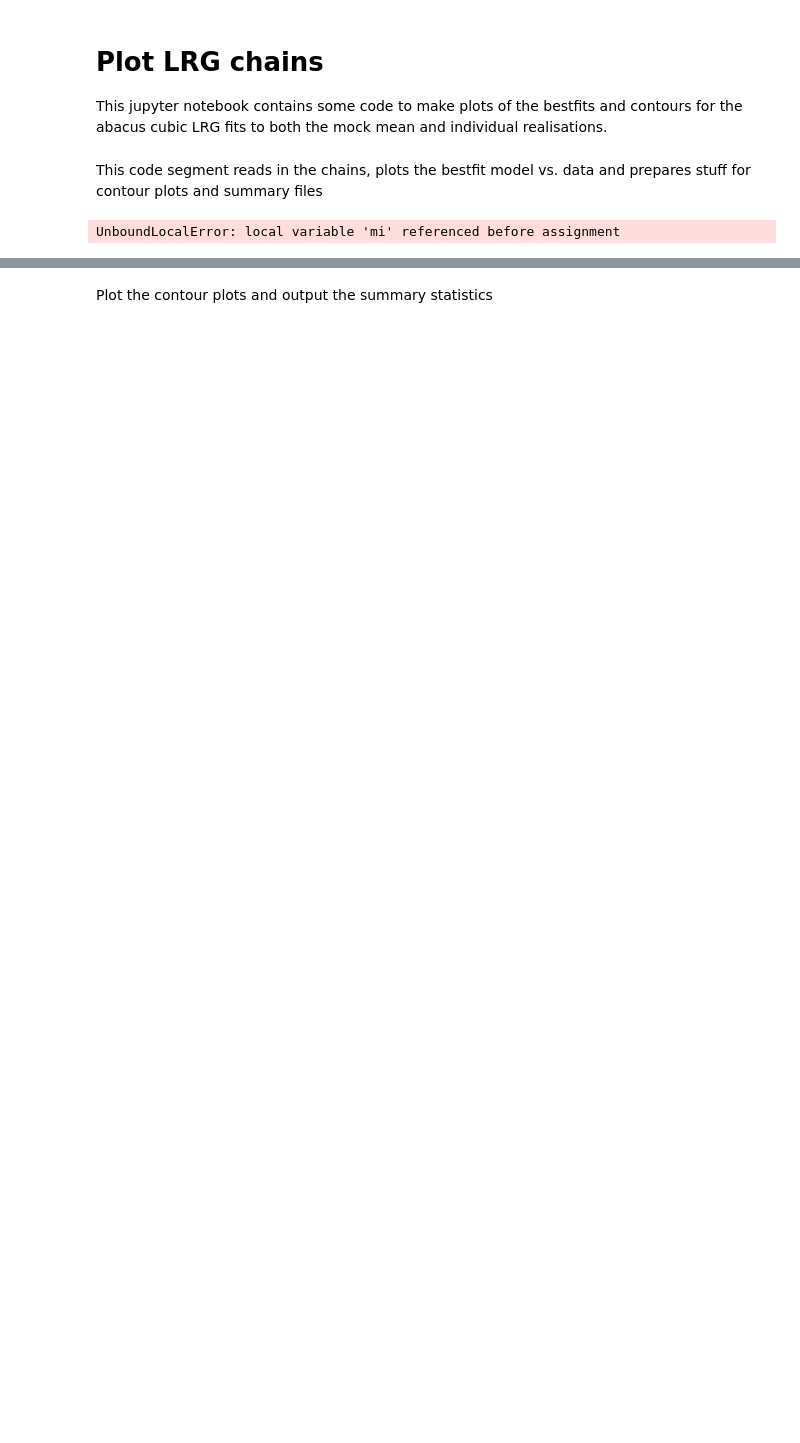
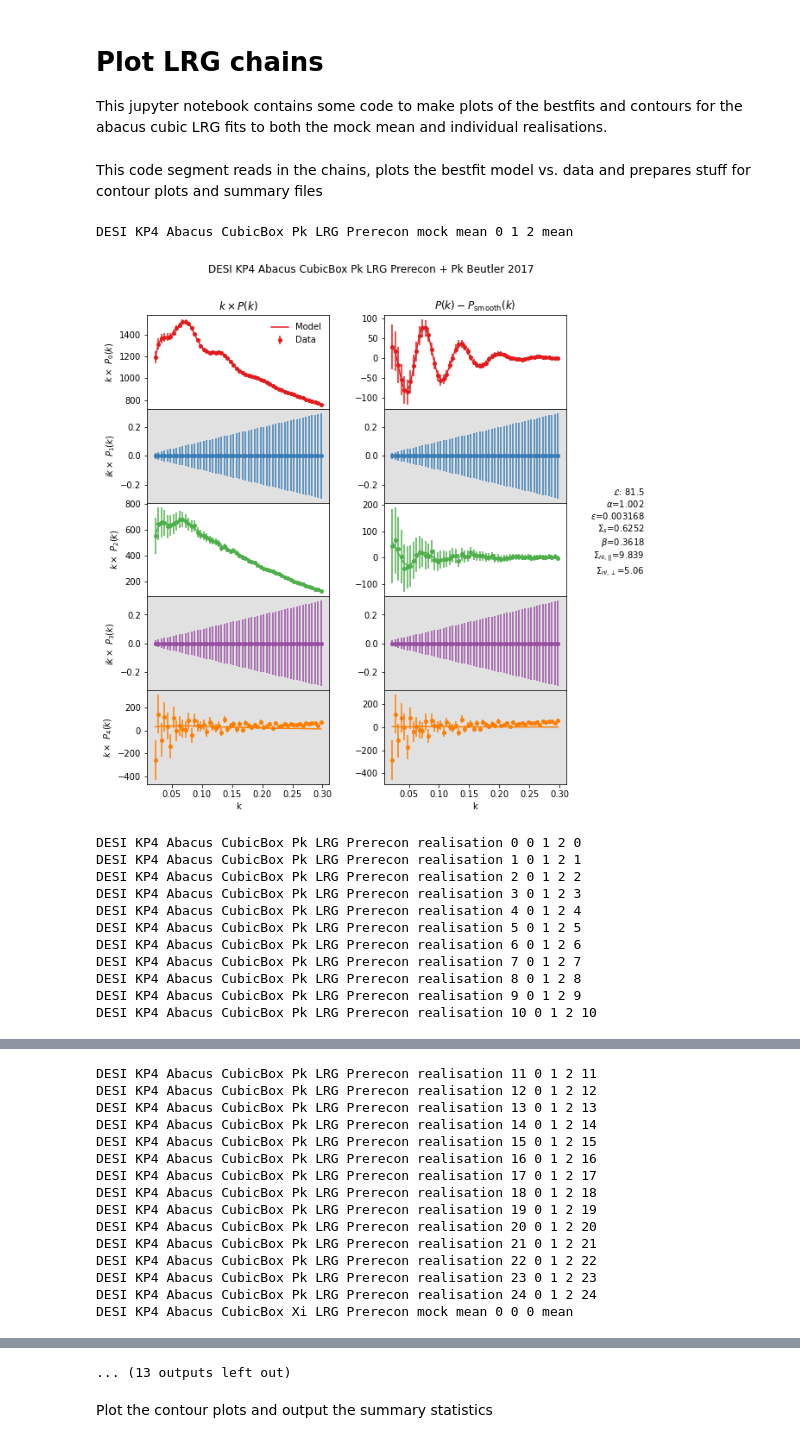
Before and after one commit to cosmodesi/desi-y1-kp45, a Jupyter notebook: barry_config/default_configs/plot_desi_kp4_abacus_cubic_LRG.ipynb, the cells around one changed output, grey strips where cells are left out. Cells and saved outputs as stored; diff of their text form; code cells hidden in the pictures; blank space fills up the shorter version.

Commit message:
Finalise example plotting notebooks

```diff
--- a/barry_config/default_configs/plot_desi_kp4_abacus_cubic_LRG.ipynb
+++ b/barry_config/default_configs/plot_desi_kp4_abacus_cubic_LRG.ipynb
@@ -34,12 +33,12 @@ This code segment reads in the chains, plots the bestfit model vs. data and prep
 logging.info("Creating plots")
 
 fitname = []
-datanames = ["Xi", "Pk", "Pk_CV"]
+datanames = ["Xi_Prerecon", "Xi_Recon", "Pk_Prerecon", "Pk_Recon", "CV_Pk_Prerecon", "CV_Pk_Recon"]
 c = [ChainConsumer(), ChainConsumer(), ChainConsumer(), ChainConsumer(), ChainConsumer(), ChainConsumer()]
 
 # Loop over all the chains
-stats = {}
-output = {}
+stats = {k: [] for k in datanames}
+output = {k: [] for k in datanames}
 for posterior, weight, chain, evidence, model, data, extra in fitter.load():
 
     # Get the realisation number and redshift bin
@@ -47,7 +46,7 @@ for posterior, weight, chain, evidence, model, data, extra in fitter.load():
     data_bin = 0 if "Xi" in extra["name"] else 1 if "CV" not in extra["name"] else 2
     realisation = str(extra["name"].split()[-1]) if "realisation" in extra["name"] else "mean"
     chain_bin = int(2.0 * data_bin + recon_bin)
-    print(extra["name"], recon_bin, data_bin, realisation)
+    print(extra["name"], recon_bin, data_bin, chain_bin, realisation)
 
     # Store the chain in a dictionary with parameter names
     df = pd.DataFrame(chain, columns=model.get_labels())
@@ -67,38 +66,48 @@ for posterior, weight, chain, evidence, model, data, extra in fitter.load():
         model.set_default(name, val)
 
     # Get some useful properties of the fit, and plot the MAP model against the data if it's the mock mean or realisation 10 (chosen randomly!)
-    new_chi_squared, dof, bband, mods, smooths = model.plot(params_dict, display=True)
+    display = True if realisation == "mean" or realisation == "10" else False
+    new_chi_squared, dof, bband, mods, smooths = model.plot(params_dict, display=display)
 
     # Add the chain or MAP to the Chainconsumer plots
     extra.pop("realisation", None)
     if realisation == "mean":
-        fitname.append(data[0]["name"].replace(" ", "_"))
-        stats[fitname[recon_bin]] = []
-        output[fitname[recon_bin]] = []
         c[chain_bin].add_chain(df, weights=weight, **extra, plot_contour=True, plot_point=False, show_as_1d_prior=False)
     else:
-        c[chain_bin].add_marker(params, **extra)
+        c[chain_bin].add_marker(params, **extra, marker_size=80)
 
     # Compute some summary statistics and add them to a dictionary
     mean, cov = weighted_avg_and_cov(
         df[
             [
                 "$\\alpha_\\parallel$",
                 "$\\alpha_\\perp$",
                 "$\\Sigma_{nl,||}$",
                 "$\\Sigma_{nl,\\perp}$",
             ]
         ],
         weight,
         axis=0,
     )
 
     corr = cov[1, 0] / np.sqrt(cov[0, 0] * cov[1, 1])
-    stats[fitname[recon_bin]].append(
+    stats[datanames[chain_bin]].append(
         [mean[0], mean[1], np.sqrt(cov[0, 0]), np.sqrt(cov[1, 1]), corr, new_chi_squared, mean[2], mean[3]]
     )
-    output[fitname[recon_bin]].append(
+    output[datanames[chain_bin]].append(
         f"{realisation:s}, {mean[0]:6.4f}, {mean[1]:6.4f}, {mean[2]:6.4f}, {mean[3]:6.4f}, {np.sqrt(cov[0, 0]):6.4f}, {np.sqrt(cov[1, 1]):6.4f}, {corr:7.3f}, {r_s:7.3f}, {new_chi_squared:7.3f}, {dof:4d}"
     )
 # %% [output]
-UnboundLocalError: local variable 'mi' referenced before assignment
+DESI KP4 Abacus CubicBox Pk LRG Prerecon mock mean 0 1 2 mean
+[figure, added]
+DESI KP4 Abacus CubicBox Pk LRG Prerecon realisation 0 0 1 2 0
+DESI KP4 Abacus CubicBox Pk LRG Prerecon realisation 1 0 1 2 1
+DESI KP4 Abacus CubicBox Pk LRG Prerecon realisation 2 0 1 2 2
+DESI KP4 Abacus CubicBox Pk LRG Prerecon realisation 3 0 1 2 3
+DESI KP4 Abacus CubicBox Pk LRG Prerecon realisation 4 0 1 2 4
+DESI KP4 Abacus CubicBox Pk LRG Prerecon realisation 5 0 1 2 5
+DESI KP4 Abacus CubicBox Pk LRG Prerecon realisation 6 0 1 2 6
+DESI KP4 Abacus CubicBox Pk LRG Prerecon realisation 7 0 1 2 7
+DESI KP4 Abacus CubicBox Pk LRG Prerecon realisation 8 0 1 2 8
+DESI KP4 Abacus CubicBox Pk LRG Prerecon realisation 9 0 1 2 9
+DESI KP4 Abacus CubicBox Pk LRG Prerecon realisation 10 0 1 2 10
@@ -104,0 +115,15 @@ UnboundLocalError: local variable 'mi' referenced before assignment
+DESI KP4 Abacus CubicBox Pk LRG Prerecon realisation 11 0 1 2 11
+DESI KP4 Abacus CubicBox Pk LRG Prerecon realisation 12 0 1 2 12
+DESI KP4 Abacus CubicBox Pk LRG Prerecon realisation 13 0 1 2 13
+DESI KP4 Abacus CubicBox Pk LRG Prerecon realisation 14 0 1 2 14
+DESI KP4 Abacus CubicBox Pk LRG Prerecon realisation 15 0 1 2 15
+DESI KP4 Abacus CubicBox Pk LRG Prerecon realisation 16 0 1 2 16
+DESI KP4 Abacus CubicBox Pk LRG Prerecon realisation 17 0 1 2 17
+DESI KP4 Abacus CubicBox Pk LRG Prerecon realisation 18 0 1 2 18
+DESI KP4 Abacus CubicBox Pk LRG Prerecon realisation 19 0 1 2 19
+DESI KP4 Abacus CubicBox Pk LRG Prerecon realisation 20 0 1 2 20
+DESI KP4 Abacus CubicBox Pk LRG Prerecon realisation 21 0 1 2 21
+DESI KP4 Abacus CubicBox Pk LRG Prerecon realisation 22 0 1 2 22
+DESI KP4 Abacus CubicBox Pk LRG Prerecon realisation 23 0 1 2 23
+DESI KP4 Abacus CubicBox Pk LRG Prerecon realisation 24 0 1 2 24
+DESI KP4 Abacus CubicBox Xi LRG Prerecon mock mean 0 0 0 mean
@@ -105,3 +171,4 @@ UnboundLocalError: local variable 'mi' referenced before assignment
+... (13 outputs left out)
 # %% [markdown]
 Plot the contour plots and output the summary statistics
 # %%
```
Also changed, not shown: parts of 3 cells of this notebook, 1 other file.
